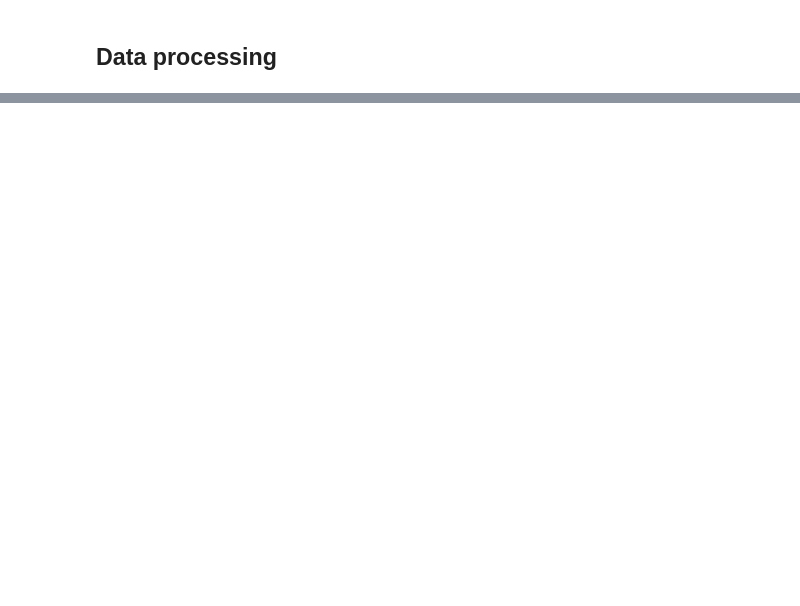
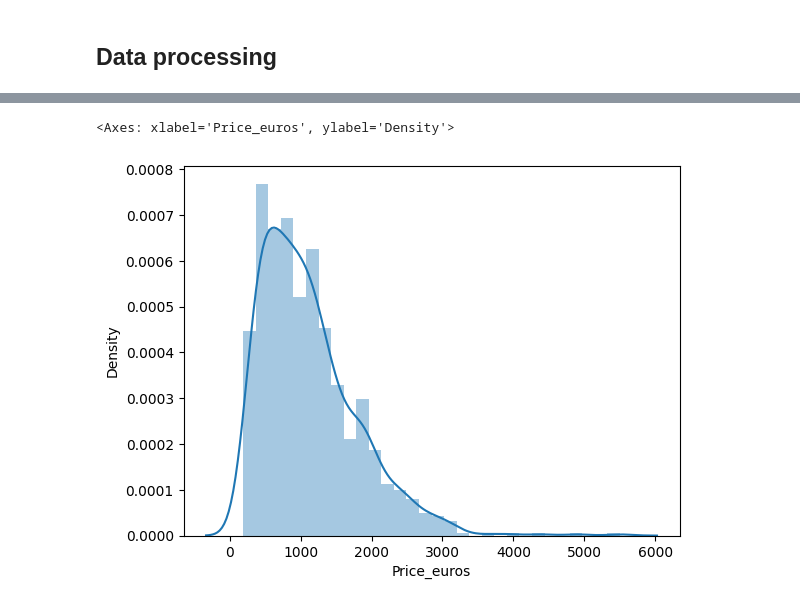
Before and after one commit to angelrodnah/DS_PT_09_2023, a Jupyter notebook: Machine_Learning/1-Supervisado/1-Regression/Kaggle1/Kaggle_ARN.ipynb, the cells around one changed output, grey strips where cells are left out. Cells and saved outputs as stored; diff of their text form; code cells hidden in the pictures; blank space fills up the shorter version.

```diff
--- a/Machine_Learning/1-Supervisado/1-Regression/Kaggle1/Kaggle_ARN.ipynb
+++ b/Machine_Learning/1-Supervisado/1-Regression/Kaggle1/Kaggle_ARN.ipynb
@@ -535,0 +443,2 @@ chequeator(submission)
+# %%
+df['OpSys']=df['OpSys'].apply(cat_os)
@@ -535,0 +449,9 @@ chequeator(submission)
+# %%
+df.set_index('laptop_ID',inplace=True)
+# %%
+catcols=['Product','Cpu_brand','Gpu_brand','Gpu_series','Gpu_model']
+for catcol in catcols:
+    print(catcol)
+    res=trf_col_pareto(df[catcol], umbral=0.95, sufijo='_', valor_defecto=f'Otros_{catcol}', valores_no_reemplazar=['Sin Datos'], perc_min=0.0095)
+    graf_no_nums(res,1)
+    df[catcol]=res.values
@@ -535,0 +469,8 @@ chequeator(submission)
+# %%
+target='Price_euros'
+train_=df[df['source']=='train']
+test_=df[df['source']=='test']
+del train_['source']
+del test_['source']
+sample = pd.read_csv("data/sample_submission.csv")
+y=train_[target]
@@ -535,0 +495,5 @@ chequeator(submission)
+# %%
+sns.distplot(y)
+# %% [output]
+<Axes: xlabel='Price_euros', ylabel='Density'>
+[figure, added]
```
Also changed, not shown: parts of 159 cells of this notebook, 9 other files.
